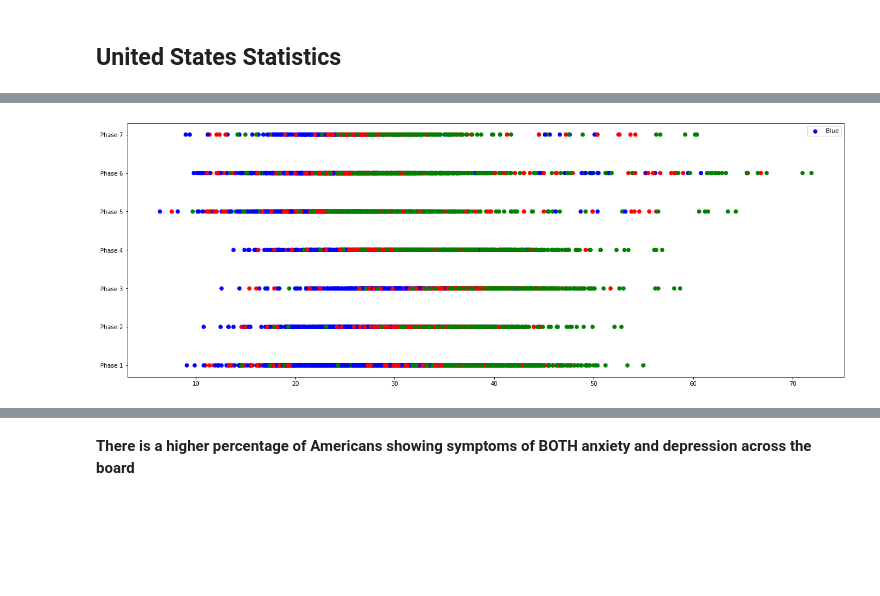
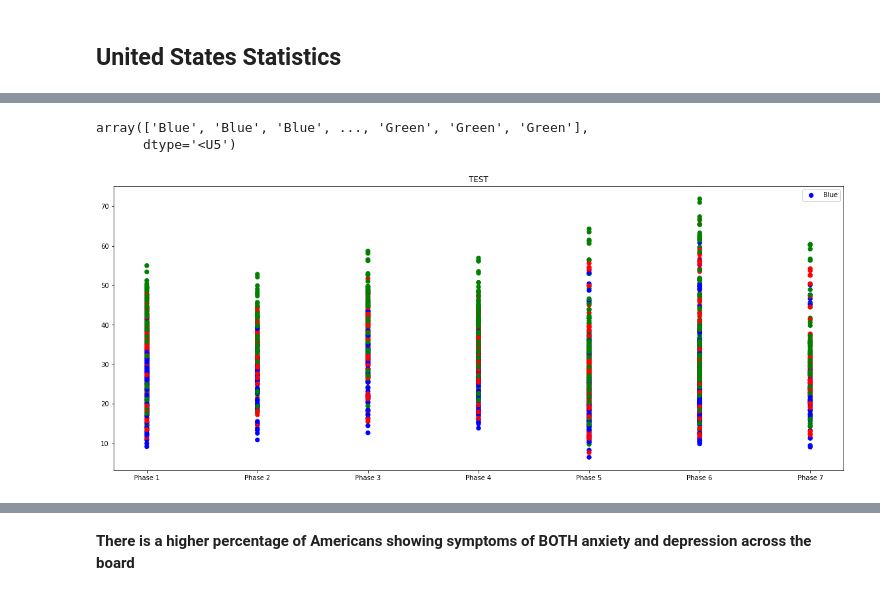
Before and after one commit to lmm2020/EDA-Projects, a Jupyter notebook: EDA_anxiety.ipynb, the cells around one changed output, grey strips where cells are left out. Cells and saved outputs as stored; diff of their text form; code cells hidden in the pictures; blank space fills up the shorter version.

```diff
--- a/EDA_anxiety.ipynb
+++ b/EDA_anxiety.ipynb
@@ -453,3 +453,6 @@ clean_df
 | 9133 | Symptoms of Anxiety Disorder or D... | Wisconsin | By State | Wisconsin | Phase 7 | 2021-12-29 | 2022-01-10 | 25.5 |
 | 9134 | Symptoms of Anxiety Disorder or D... | Wyoming | By State | Wyoming | Phase 7 | 2021-12-29 | 2022-01-10 | 33.9 |
 8838 rows × 8 columns
+# %%
+clean_df = clean_df[clean_df['Group'] != 'National Estimate']
+clean_df
@@ -457,3 +492,7 @@ clean_df
 # Visualize Data
 # %% [markdown]
 ## United States Statistics
+# %%
+us_only = clean_df[clean_df['State'] == 'United States']
+
+us_only.head(3)
@@ -463,27 +507,35 @@ clean_df
 
 #create a list of conditions
 color_conditions = [
-    (clean_df['Indicator'] == 'Symptoms of Anxiety Disorder'), #1
-    (clean_df['Indicator'] == 'Symptoms of Depressive Disorder'), #2
-    (clean_df['Indicator'] == 'Symptoms of Anxiety Disorder or Depressive Disorder'), #3
+    (us_only['Indicator'] == 'Symptoms of Anxiety Disorder'), #1
+    (us_only['Indicator'] == 'Symptoms of Depressive Disorder'), #2
+    (us_only['Indicator'] == 'Symptoms of Anxiety Disorder or Depressive Disorder'), #3
     ]
 #create a list of the values we want to assign for each condition
 colors = ['Red','Blue','Green']
 
 #use np.select to assign values
 us_indicator_colors = np.select(color_conditions, colors)
+
+#display
+us_indicator_colors
+# %% [output]
+array(['Blue', 'Blue', 'Blue', ..., 'Green', 'Green', 'Green'],
+      dtype='<U5')
 # %%
 #Percentage of Americans that show symptoms
 
-plt.figure(figsize= (22,8))
+plt.figure(figsize= (20,8))
+
+plt.title("TEST")
 
 #tell it which values to plot
-plt.scatter(x = clean_df['Value'], y = clean_df['Phases'], s = 40, c = us_indicator_colors)
+plt.scatter(x = us_only['Phases'], y = us_only['Value'], s = 40, c = us_indicator_colors)
 
 #create a legend
 plt.legend(us_indicator_colors)
 
 #display figure
 plt.show()
 # %% [output]
-[figure, old version]
+[figure, new version]
```
Also changed, not shown: parts of 12 cells of this notebook.
